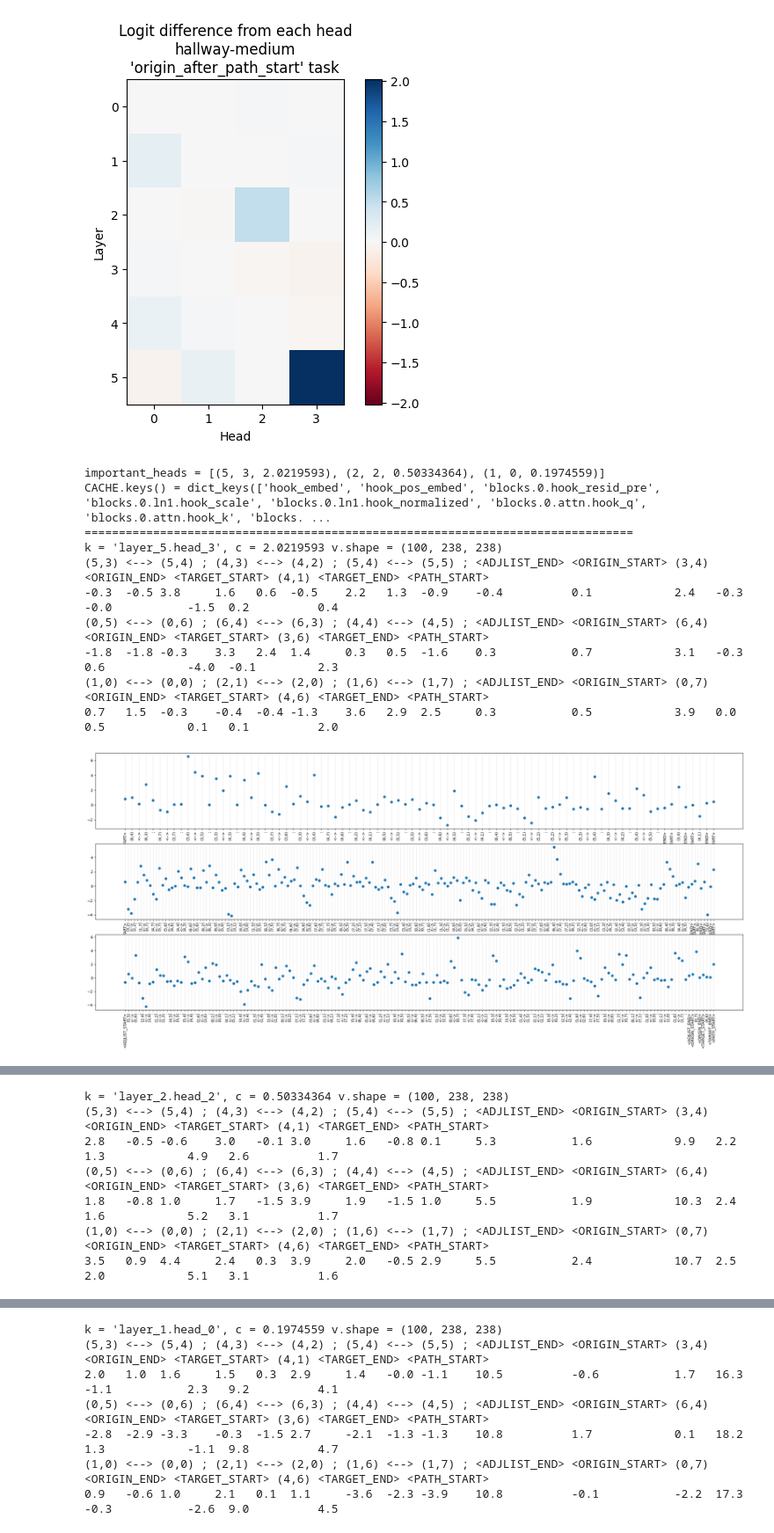
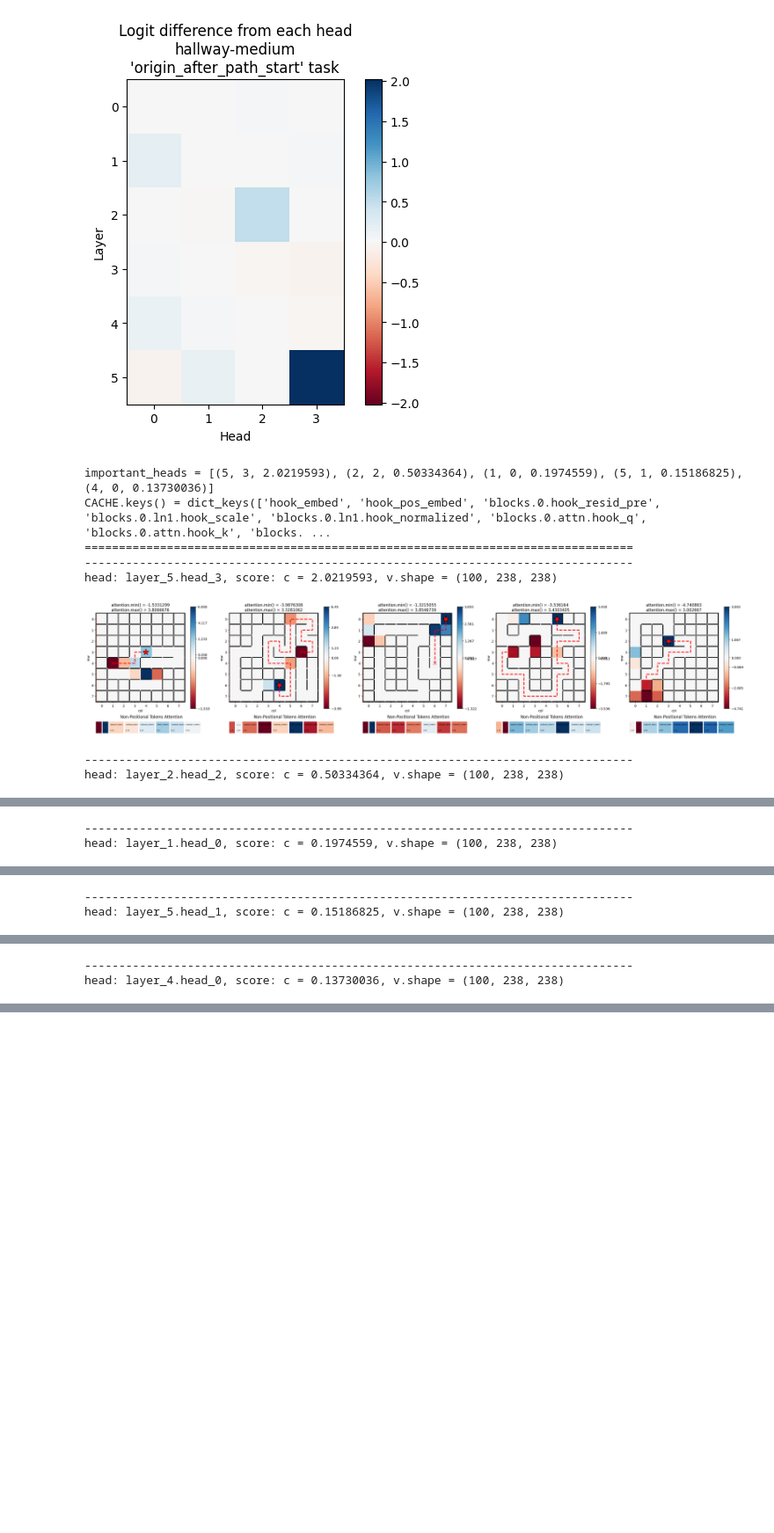
Before and after one commit to understanding-search/maze-transformer, a Jupyter notebook: notebooks/direct_logit_attribution.ipynb, the cells around one changed output, grey strips where cells are left out. Shown at 88% size. Cells and saved outputs as stored; diff of their text form; code cells hidden in the pictures; blank space fills up the shorter version.

Commit message:
better maze plotting

```diff
--- a/notebooks/direct_logit_attribution.ipynb
+++ b/notebooks/direct_logit_attribution.ipynb
@@ -279,47 +286,49 @@ Text(0.5, 1.0, "Logit difference from each head\nhallway-medium\n'origin_after_p
 # %%
 # let's try to plot the values of the attention heads for the top and bottom n contributing heads
 # (layer, head, value)
+top_heads: int = 5
 important_heads: list[tuple[int, int, float]] = sorted(
     [
         (i, j, DLA_DATA[i, j])
         for i in range(DLA_DATA.shape[0])
         for j in range(DLA_DATA.shape[1])
 	],
     key=lambda x: abs(x[2]),
     reverse=True,
-)[:3]
+)[:top_heads]
 print(f"{important_heads = }")
 
 # plot the attention heads
 print(f"{CACHE.keys() = }")
 important_heads_scores = {
     f"layer_{i}.head_{j}": (
         c,
         CACHE[f'blocks.{i}.attn.hook_attn_scores'][:, j, :, :].numpy(),
     )
     for i, j, c in important_heads
 }
 
 print("="*80)
 
 plot_attention_final_token(
     important_heads_scores=important_heads_scores,
     prompts=DATASET_PROMPTS,
+    targets=DATASET_TARGETS,
     mazes=DATASET,
     tokenizer=TOKENIZER,
-    n_mazes=3,
+    n_mazes=5,
     last_n_tokens=20,
     exponentiate_scores=False,
+    show_colored_tokens=False,
+    show_scores_plot=False,
+    maze_colormap_center=0.0,
 )
 # %% [output]
-important_heads = [(5, 3, 2.0219593), (2, 2, 0.50334364), (1, 0, 0.1974559)]
+important_heads = [(5, 3, 2.0219593), (2, 2, 0.50334364), (1, 0, 0.1974559), (5, 1, 0.15186825), (4, 0, 0.13730036)]
 CACHE.keys() = dict_keys(['hook_embed', 'hook_pos_embed', 'blocks.0.hook_resid_pre', 'blocks.0.ln1.hook_scale', 'blocks.0.ln1.hook_normalized', 'blocks.0.attn.hook_q', 'blocks.0.attn.hook_k', 'blocks. ...
 ================================================================================
-k = 'layer_5.head_3', c = 2.0219593 v.shape = (100, 238, 238)
-(5,3) <--> (5,4) ; (4,3) <--> (4,2) ; (5,4) <--> (5,5) ; <ADJLIST_END> <ORIGIN_START> (3,4) <ORIGIN_END> <TARGET_START> (4,1) <TARGET_END> <PATH_START>
--0.3  -0.5 3.8     1.6   0.6  -0.5    2.2   1.3  -0.9    -0.4          0.1            2.4   -0.3         -0.0           -1.5  0.2          0.4
-(0,5) <--> (0,6) ; (6,4) <--> (6,3) ; (4,4) <--> (4,5) ; <ADJLIST_END> <ORIGIN_START> (6,4) <ORIGIN_END> <TARGET_START> (3,6) <TARGET_END> <PATH_START>
--1.8  -1.8 -0.3    3.3   2.4  1.4     0.3   0.5  -1.6    0.3           0.7            3.1   -0.3         0.6            -4.0  -0.1         2.3
-(1,0) <--> (0,0) ; (2,1) <--> (2,0) ; (1,6) <--> (1,7) ; <ADJLIST_END> <ORIGIN_START> (0,7) <ORIGIN_END> <TARGET_START> (4,6) <TARGET_END> <PATH_START>
-0.7   1.5  -0.3    -0.4  -0.4 -1.3    3.6   2.9  2.5     0.3           0.5            3.9   0.0          0.5            0.1   0.1          2.0
+--------------------------------------------------------------------------------
+head: layer_5.head_3, score: c = 2.0219593, v.shape = (100, 238, 238)
-[figure, old version]
+[figure, new version]
+--------------------------------------------------------------------------------
+head: layer_2.head_2, score: c = 0.50334364, v.shape = (100, 238, 238)
@@ -326,0 +336,2 @@ k = 'layer_5.head_3', c = 2.0219593 v.shape = (100, 238, 238)
+--------------------------------------------------------------------------------
+head: layer_1.head_0, score: c = 0.1974559, v.shape = (100, 238, 238)
@@ -327,0 +339,2 @@ k = 'layer_5.head_3', c = 2.0219593 v.shape = (100, 238, 238)
+--------------------------------------------------------------------------------
+head: layer_5.head_1, score: c = 0.15186825, v.shape = (100, 238, 238)
@@ -329,7 +342,2 @@ k = 'layer_5.head_3', c = 2.0219593 v.shape = (100, 238, 238)
-k = 'layer_2.head_2', c = 0.50334364 v.shape = (100, 238, 238)
-(5,3) <--> (5,4) ; (4,3) <--> (4,2) ; (5,4) <--> (5,5) ; <ADJLIST_END> <ORIGIN_START> (3,4) <ORIGIN_END> <TARGET_START> (4,1) <TARGET_END> <PATH_START>
-2.8   -0.5 -0.6    3.0   -0.1 3.0     1.6   -0.8 0.1     5.3           1.6            9.9   2.2          1.3            4.9   2.6          1.7
-(0,5) <--> (0,6) ; (6,4) <--> (6,3) ; (4,4) <--> (4,5) ; <ADJLIST_END> <ORIGIN_START> (6,4) <ORIGIN_END> <TARGET_START> (3,6) <TARGET_END> <PATH_START>
-1.8   -0.8 1.0     1.7   -1.5 3.9     1.9   -1.5 1.0     5.5           1.9            10.3  2.4          1.6            5.2   3.1          1.7
-(1,0) <--> (0,0) ; (2,1) <--> (2,0) ; (1,6) <--> (1,7) ; <ADJLIST_END> <ORIGIN_START> (0,7) <ORIGIN_END> <TARGET_START> (4,6) <TARGET_END> <PATH_START>
-3.5   0.9  4.4     2.4   0.3  3.9     2.0   -0.5 2.9     5.5           2.4            10.7  2.5          2.0            5.1   3.1          1.6
+--------------------------------------------------------------------------------
+head: layer_4.head_0, score: c = 0.13730036, v.shape = (100, 238, 238)
@@ -340,7 +344,0 @@ k = 'layer_2.head_2', c = 0.50334364 v.shape = (100, 238, 238)
-k = 'layer_1.head_0', c = 0.1974559 v.shape = (100, 238, 238)
-(5,3) <--> (5,4) ; (4,3) <--> (4,2) ; (5,4) <--> (5,5) ; <ADJLIST_END> <ORIGIN_START> (3,4) <ORIGIN_END> <TARGET_START> (4,1) <TARGET_END> <PATH_START>
-2.0   1.0  1.6     1.5   0.3  2.9     1.4   -0.0 -1.1    10.5          -0.6           1.7   16.3         -1.1           2.3   9.2          4.1
-(0,5) <--> (0,6) ; (6,4) <--> (6,3) ; (4,4) <--> (4,5) ; <ADJLIST_END> <ORIGIN_START> (6,4) <ORIGIN_END> <TARGET_START> (3,6) <TARGET_END> <PATH_START>
--2.8  -2.9 -3.3    -0.3  -1.5 2.7     -2.1  -1.3 -1.3    10.8          1.7            0.1   18.2         1.3            -1.1  9.8          4.7
-(1,0) <--> (0,0) ; (2,1) <--> (2,0) ; (1,6) <--> (1,7) ; <ADJLIST_END> <ORIGIN_START> (0,7) <ORIGIN_END> <TARGET_START> (4,6) <TARGET_END> <PATH_START>
-0.9   -0.6 1.0     2.1   0.1  1.1     -3.6  -2.3 -3.9    10.8          -0.1           -2.2  17.3         -0.3           -2.6  9.0          4.5
```
Also changed, not shown: parts of 3 cells of this notebook, 3 other files.
